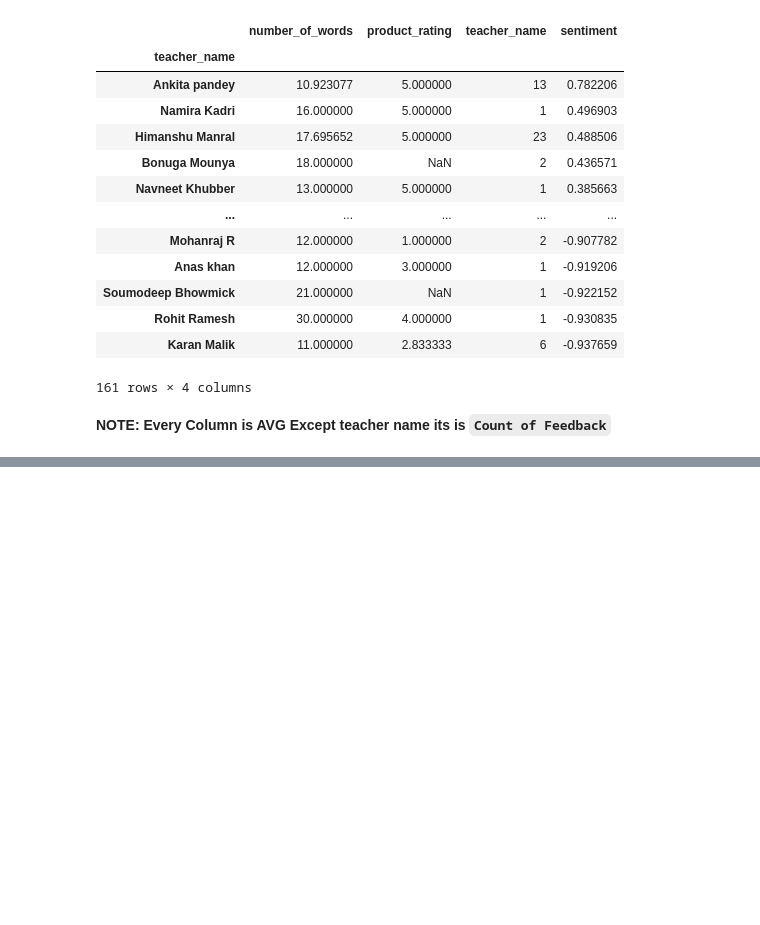
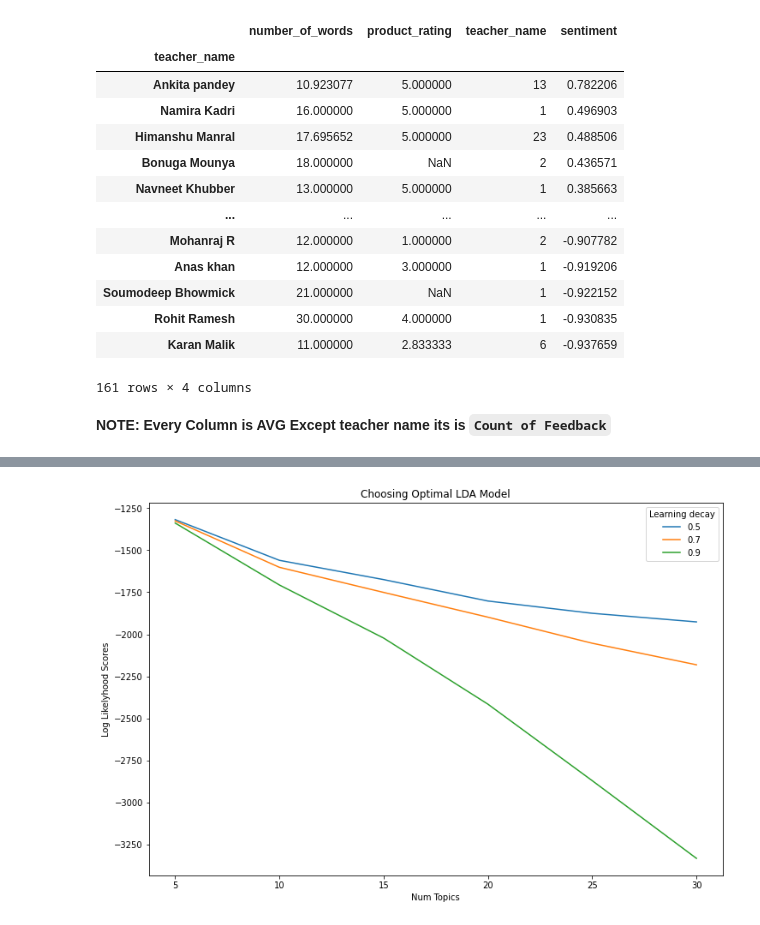
Before and after one commit to NishitSingh2023/NLP_PROJECT_LIDO, a Jupyter notebook: NLP_on_Demo_Teacher_Reviews_1_14_Sept.ipynb, the cells around one changed output, grey strips where cells are left out. Drawn from its saved outputs; the diff is of its cells as text; code cells hidden in the pictures; blank space fills up the shorter version.

```diff
--- a/NLP_on_Demo_Teacher_Reviews_1_14_Sept.ipynb
+++ b/NLP_on_Demo_Teacher_Reviews_1_14_Sept.ipynb
@@ -560,0 +640,85 @@ files.download('teacher_data.csv')
+# %%
+#def optimal_lda_model(df_review, review_colname):
+df_review, review_colname = neg_df, 'cleaned_feedback'
+'''
+INPUTS:
+    df_review - dataframe that contains the reviews
+    review_colname: name of column that contains reviews
+
+OUTPUTS:
+lda_tfidf - Latent Dirichlet Allocation (LDA) model
+dtm_tfidf - document-term matrix in the tfidf format
+tfidf_vectorizer - word frequency in the reviews
+A graph comparing LDA Model Performance Scores with different params
+'''
+docs_raw = df_review[review_colname].tolist()
+#************   Step 1: Convert to document-term matrix   ************#
+
+#Tansform text to vector form using the vectorizer object
+tf_vectorizer = CountVectorizer(strip_accents = 'unicode',
+                                stop_words = 'english',
+                                lowercase = True,
+                                token_pattern = r'\b[a-zA-Z]{3,}\b', # num chars > 3 to avoid some meaningless words
+                                max_df = 0.9,                        # discard words that appear in > 90% of the reviews
+                                min_df = 10)                         # discard words that appear in < 10 reviews
+
+#aply transformation
+tfidf_vectorizer = TfidfVectorizer(**tf_vectorizer.get_params())
+
+#cnvert to document-term matrix
+dtm_tfidf = tfidf_vectorizer.fit_transform(docs_raw)
+
+print("The shape of the tfidf is {}, meaning that there are {} {} and {} tokens made through the filtering process.".\
+          format(dtm_tfidf.shape,dtm_tfidf.shape[0], review_colname, dtm_tfidf.shape[1]))
+
+#*******   Step 2: GridSearch & parameter tuning to find the optimal LDA model   *******#
+
+# efine Search Param
+search_params = {'n_components': [5, 10, 15, 20, 25, 30],
+                 'learning_decay': [.5, .7, .9],
+                 'learning_method':['online'],
+                 'random_state': [0]}
+
+# nit the Model
+lda = LatentDirichletAllocation()
+
+# nit Grid Search Class
+model = GridSearchCV(lda, param_grid=search_params)
+# Do the Grid Search
+model.fit(dtm_tfidf)
+#*****  Step 3: Output the optimal lda model and its parameters  *****#
+# Best Model
+best_lda_model = model.best_estimator_
+# Model Parameters
+print("Best Model's Params: ", model.best_params_)
+# Log Likelihood Score: Higher the better
+print("Model Log Likelihood Score: ", model.best_score_)
+# Perplexity: Lower the better. Perplexity = exp(-1. * log-likelihood per word)
+print("Model Perplexity: ", best_lda_model.perplexity(dtm_tfidf))
+
+
+#*********   Step 4: Compare LDA Model Performance Scores   ***********#
+
+#Gt Log Likelyhoods from Grid Search Output
+gscore=model.fit(dtm_tfidf).cv_results_
+n_topics = [5, 10, 15, 20, 25, 30]
+
+log_likelyhoods_5 = [gscore['mean_test_score'][gscore['params'].index(v)] for v in gscore['params'] if v['learning_decay']==0.5]
+log_likelyhoods_7 = [gscore['mean_test_score'][gscore['params'].index(v)] for v in gscore['params'] if v['learning_decay']==0.7]
+log_likelyhoods_9 = [gscore['mean_test_score'][gscore['params'].index(v)] for v in gscore['params'] if v['learning_decay']==0.9]
+
+   # Show graph
+plt.figure(figsize=(12, 8))
+plt.plot(n_topics, log_likelyhoods_5, label='0.5')
+plt.plot(n_topics, log_likelyhoods_7, label='0.7')
+plt.plot(n_topics, log_likelyhoods_9, label='0.9')
+plt.title("Choosing Optimal LDA Model")
+plt.xlabel("Num Topics")
+plt.ylabel("Log Likelyhood Scores")
+plt.legend(title='Learning decay', loc='best')
+plt.show()
+
+    #return best_lda_model, dtm_tfidf, tfidf_vectorizer
+
+#best_lda_model, dtm_tfidf, tfidf_vectorizer = optimal_lda_model(neg_df, 'cleaned_feedback')
+# %% [output]
@@ -560,0 +729 @@ files.download('teacher_data.csv')
+[figure, added]
```
Also changed, not shown: parts of 25 cells of this notebook.
